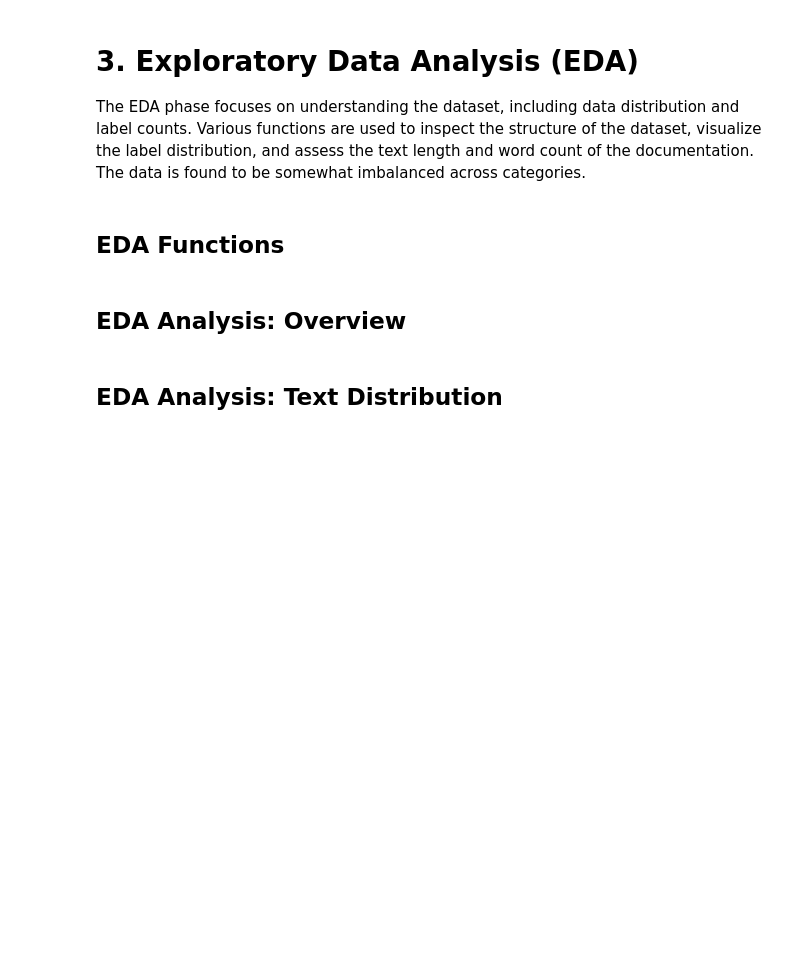
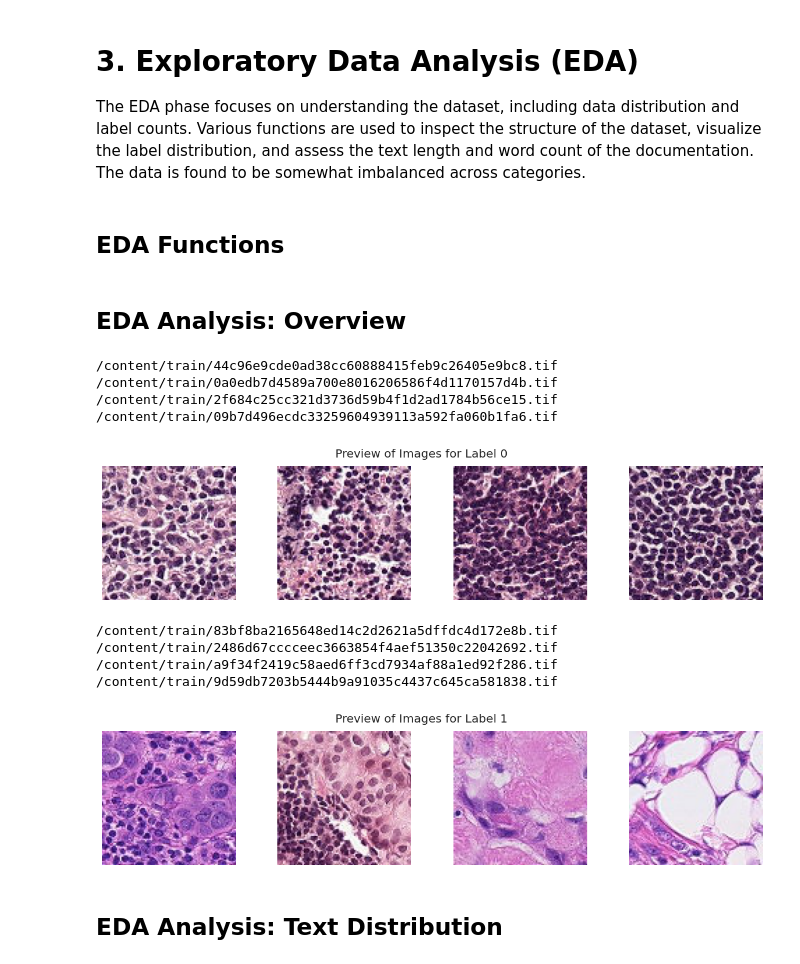
Before and after one commit to TOM-BOHN/MsDS-deep-learing-cnn-cancer-detection, a Jupyter notebook: deep_learning_cnn_cancer_detection.ipynb, the cells around one changed output. Cells and saved outputs as stored; diff of their text form; code cells hidden in the pictures; blank space fills up the shorter version.

```diff
--- a/deep_learning_cnn_cancer_detection.ipynb
+++ b/deep_learning_cnn_cancer_detection.ipynb
@@ -219,2 +249,15 @@ The EDA phase focuses on understanding the dataset, including data distribution
+# %%
+def preview_images(df, file_path_train, target_label, num_previews=2):
+    previews = df[df['label'] == target_label].sample(num_previews)
+    plt.figure(figsize=(15, 3))
+    for idx, img_name in enumerate(previews['id']):
+        img_path = file_path_train + '/' + img_name + '.tif'
+        print(img_path)
+        img = Image.open(img_path)
+        plt.subplot(1, num_previews, idx+1)
+        plt.imshow(img)
+        plt.axis('off')
+    plt.suptitle(f'Preview of Images for Label {target_label}')
+    plt.show()
 # %% [markdown]
 ## EDA Analysis: Overview
@@ -223,2 +264,16 @@ The EDA phase focuses on understanding the dataset, including data distribution
+# %%
+preview_images(df=train_labels, file_path_train=file_path_train, target_label=0, num_previews=4)
+preview_images(df=train_labels, file_path_train=file_path_train, target_label=1, num_previews=4)
+# %% [output]
+/content/train/44c96e9cde0ad38cc60888415feb9c26405e9bc8.tif
+/content/train/0a0edb7d4589a700e8016206586f4d1170157d4b.tif
+/content/train/2f684c25cc321d3736d59b4f1d2ad1784b56ce15.tif
+/content/train/09b7d496ecdc33259604939113a592fa060b1fa6.tif
+[figure, added]
+/content/train/83bf8ba2165648ed14c2d2621a5dffdc4d172e8b.tif
+/content/train/2486d67cccceec3663854f4aef51350c22042692.tif
+/content/train/a9f34f2419c58aed6ff3cd7934af88a1ed92f286.tif
+/content/train/9d59db7203b5444b9a91035c4437c645ca581838.tif
+[figure, added]
 # %% [markdown]
 ## EDA Analysis: Text Distribution
```
Also changed, not shown: parts of 14 cells of this notebook.
